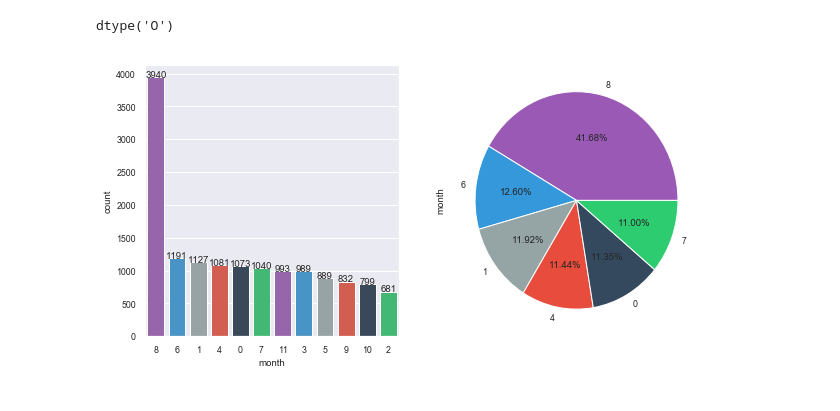
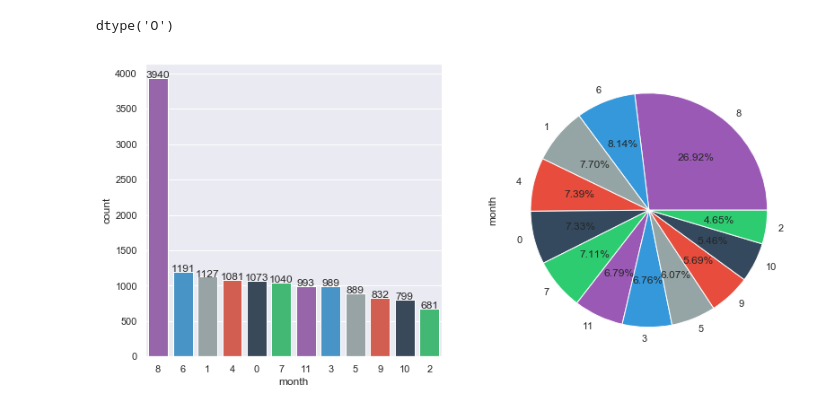
Before and after one commit to azranmelody/modling, a Jupyter notebook: my projects/classification/Hospital cases/DATA EXPLORATION/explore_hospital.ipynb, the cells around one changed output. Drawn from its saved outputs; the diff is of its cells as text; code cells hidden in the pictures.

```diff
--- a/my projects/classification/Hospital cases/DATA EXPLORATION/explore_hospital.ipynb
+++ b/my projects/classification/Hospital cases/DATA EXPLORATION/explore_hospital.ipynb
@@ -64,6 +64,6 @@ data['month'].dtype
 # %% [output]
 dtype('O')
 # %%
-kamut_per_feature(data,'month',with_pie_aside=True , order_by_count=True , how_many_top_pie=6,figsize=(10, 5) , font_scale=0.8)
+kamut_per_feature(data,'month',with_pie_aside=True , order_by_count=True , how_many_top_pie=None,figsize=(13, 6) , font_scale=1)
 # %% [output]
-[figure, old version]
+[figure, new version]
```
Also changed, not shown: 9 other files.
